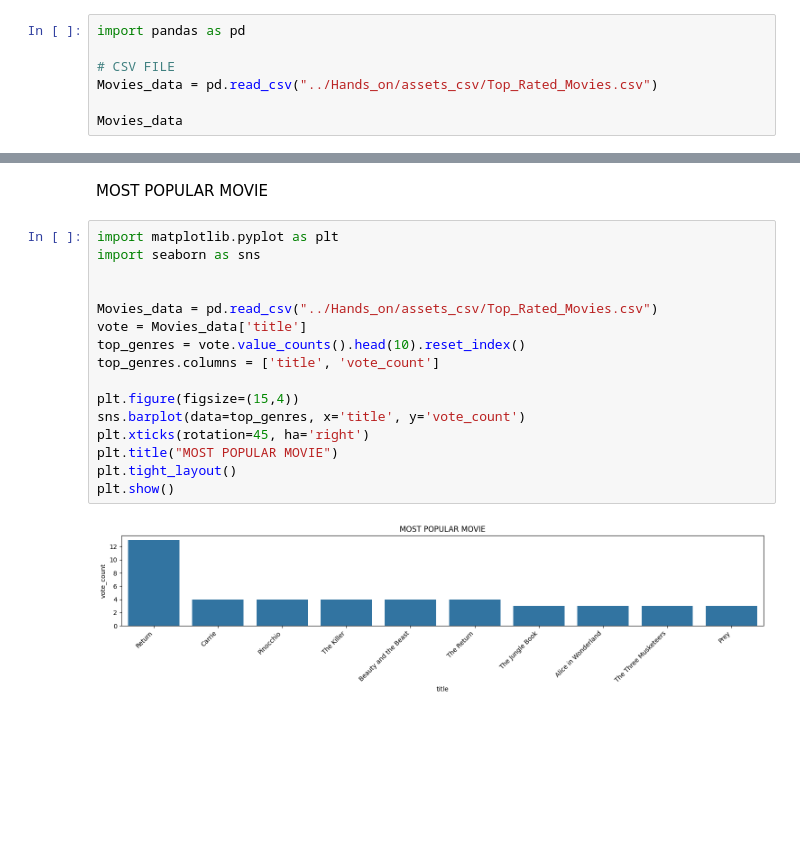
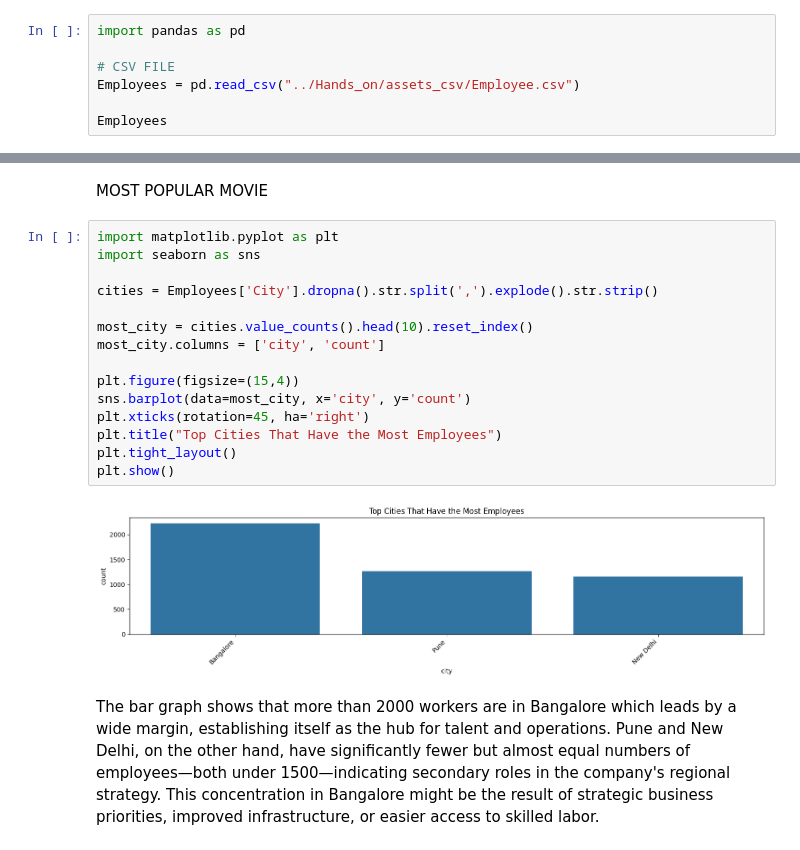
Before and after one commit to Bautista-mai/ITCS_204, a Jupyter notebook: Hands_on/HANDS0N_ACT4.ipynb, the cells around one changed output, grey strips where cells are left out. Saved outputs shown, nothing was run; the diff lists cells and outputs as text; blank space fills up the shorter version.

```diff
--- a/Hands_on/HANDS0N_ACT4.ipynb
+++ b/Hands_on/HANDS0N_ACT4.ipynb
@@ -7,7 +7,7 @@ import seaborn as sns
 import pandas as pd
 
 # CSV FILE
-Movies_data = pd.read_csv("../Hands_on/assets_csv/Top_Rated_Movies.csv")
+Employees = pd.read_csv("../Hands_on/assets_csv/Employee.csv")
 
-Movies_data
+Employees
 # %% [output]
@@ -29,19 +29,20 @@ MOST POPULAR MOVIE
 # %%
 import matplotlib.pyplot as plt
 import seaborn as sns
 
+cities = Employees['City'].dropna().str.split(',').explode().str.strip()
 
-Movies_data = pd.read_csv("../Hands_on/assets_csv/Top_Rated_Movies.csv")
-vote = Movies_data['title']
-top_genres = vote.value_counts().head(10).reset_index()
-top_genres.columns = ['title', 'vote_count']
+most_city = cities.value_counts().head(10).reset_index()
+most_city.columns = ['city', 'count']
 
 plt.figure(figsize=(15,4))
-sns.barplot(data=top_genres, x='title', y='vote_count')
+sns.barplot(data=most_city, x='city', y='count')
 plt.xticks(rotation=45, ha='right')
-plt.title("MOST POPULAR MOVIE")
+plt.title("Top Cities That Have the Most Employees")
 plt.tight_layout()
 plt.show()
 # %% [output]
-[figure, old version]
+[figure, new version]
+# %% [markdown]
+The bar graph shows that more than 2000 workers are in  Bangalore which leads by a wide margin, establishing itself as the hub for talent and operations. Pune and New Delhi, on the other hand, have significantly fewer but almost equal numbers of employees—both under 1500—indicating secondary roles in the company's regional strategy.  This concentration in Bangalore might be the result of strategic business priorities, improved infrastructure, or easier access to skilled labor.
 # %%
```
Also changed, not shown: parts of 8 cells of this notebook, 2 other files.
